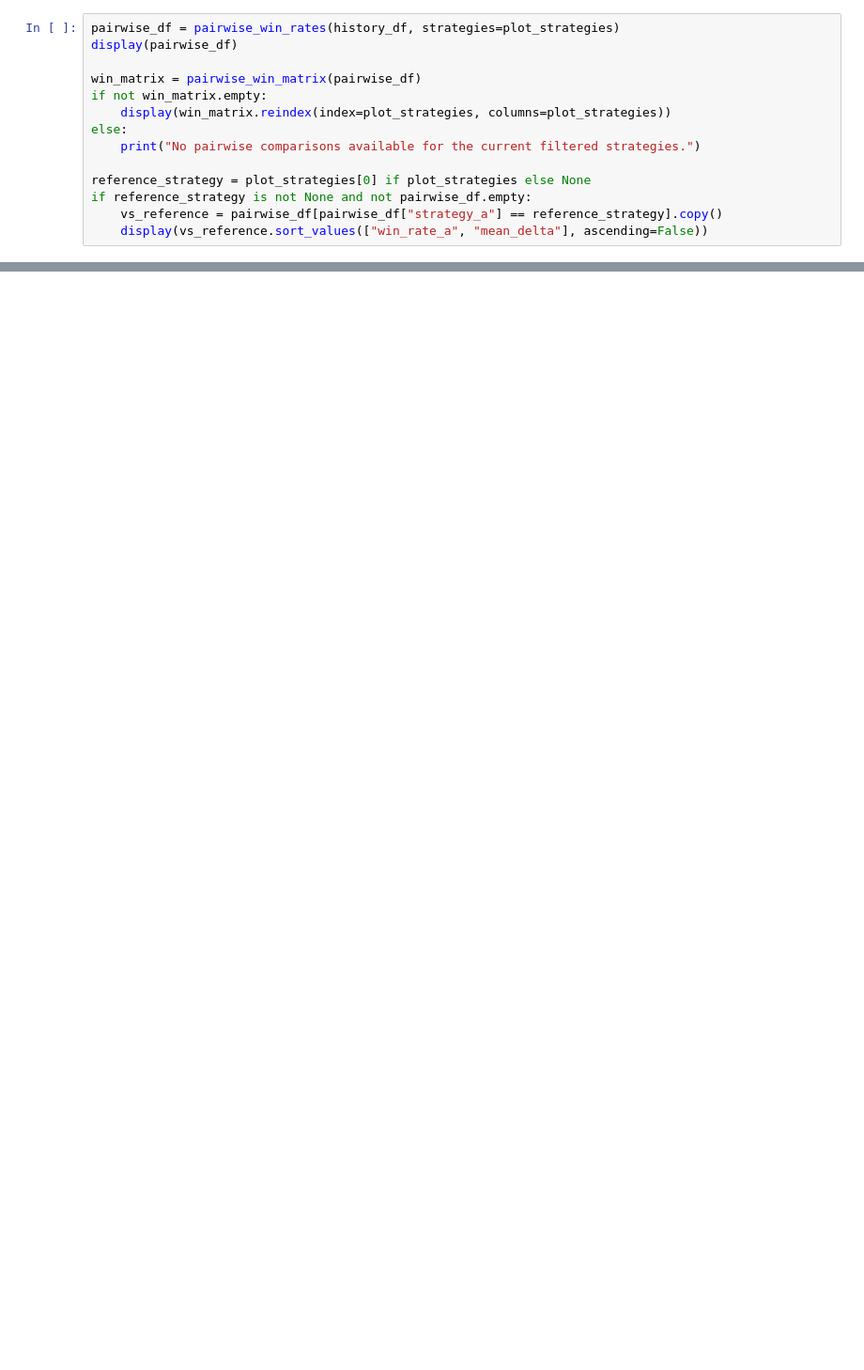
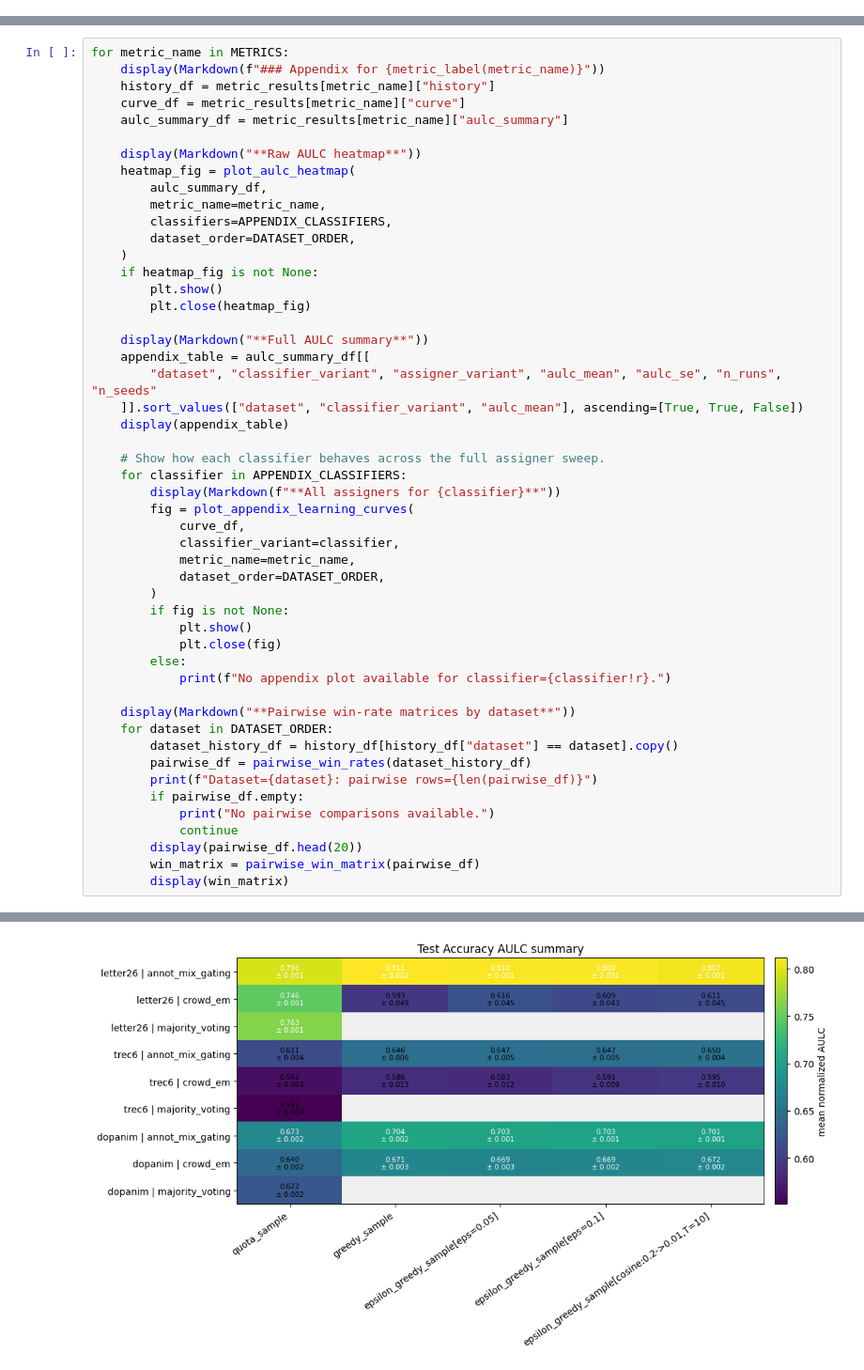
Before and after one commit to ies-research/deep-active-learning-from-multiple-annotators, a Jupyter notebook: notebooks/evaluate_good_pot_bad_crop.ipynb, the cells around one changed output, grey strips where cells are left out. Shown at 94% size. Drawn from its saved outputs; the diff is of its cells as text; blank space fills up the shorter version.

```diff
--- a/notebooks/evaluate_good_pot_bad_crop.ipynb
+++ b/notebooks/evaluate_good_pot_bad_crop.ipynb
@@ -614,14 +1188,0 @@ else:
-# %%
-pairwise_df = pairwise_win_rates(history_df, strategies=plot_strategies)
-display(pairwise_df)
-
-win_matrix = pairwise_win_matrix(pairwise_df)
-if not win_matrix.empty:
-    display(win_matrix.reindex(index=plot_strategies, columns=plot_strategies))
-else:
-    print("No pairwise comparisons available for the current filtered strategies.")
-
-reference_strategy = plot_strategies[0] if plot_strategies else None
-if reference_strategy is not None and not pairwise_df.empty:
-    vs_reference = pairwise_df[pairwise_df["strategy_a"] == reference_strategy].copy()
-    display(vs_reference.sort_values(["win_rate_a", "mean_delta"], ascending=False))
@@ -627,0 +1339,51 @@ if reference_strategy is not None and not pairwise_df.empty:
+# %%
+for metric_name in METRICS:
+    display(Markdown(f"### Appendix for {metric_label(metric_name)}"))
+    history_df = metric_results[metric_name]["history"]
+    curve_df = metric_results[metric_name]["curve"]
+    aulc_summary_df = metric_results[metric_name]["aulc_summary"]
+
+    display(Markdown("**Raw AULC heatmap**"))
+    heatmap_fig = plot_aulc_heatmap(
+        aulc_summary_df,
+        metric_name=metric_name,
+        classifiers=APPENDIX_CLASSIFIERS,
+        dataset_order=DATASET_ORDER,
+    )
+    if heatmap_fig is not None:
+        plt.show()
+        plt.close(heatmap_fig)
+
+    display(Markdown("**Full AULC summary**"))
+    appendix_table = aulc_summary_df[[
+        "dataset", "classifier_variant", "assigner_variant", "aulc_mean", "aulc_se", "n_runs", "n_seeds"
+    ]].sort_values(["dataset", "classifier_variant", "aulc_mean"], ascending=[True, True, False])
+    display(appendix_table)
+
+    # Show how each classifier behaves across the full assigner sweep.
+    for classifier in APPENDIX_CLASSIFIERS:
+        display(Markdown(f"**All assigners for {classifier}**"))
+        fig = plot_appendix_learning_curves(
+            curve_df,
+            classifier_variant=classifier,
+            metric_name=metric_name,
+            dataset_order=DATASET_ORDER,
+        )
+        if fig is not None:
+            plt.show()
+            plt.close(fig)
+        else:
+            print(f"No appendix plot available for classifier={classifier!r}.")
+
+    display(Markdown("**Pairwise win-rate matrices by dataset**"))
+    for dataset in DATASET_ORDER:
+        dataset_history_df = history_df[history_df["dataset"] == dataset].copy()
+        pairwise_df = pairwise_win_rates(dataset_history_df)
+        print(f"Dataset={dataset}: pairwise rows={len(pairwise_df)}")
+        if pairwise_df.empty:
+            print("No pairwise comparisons available.")
+            continue
+        display(pairwise_df.head(20))
+        win_matrix = pairwise_win_matrix(pairwise_df)
+        display(win_matrix)
+# %% [output]
@@ -627,0 +1392 @@ if reference_strategy is not None and not pairwise_df.empty:
+[figure, added]
```
Also changed, not shown: parts of 17 cells of this notebook, 2 other files.
